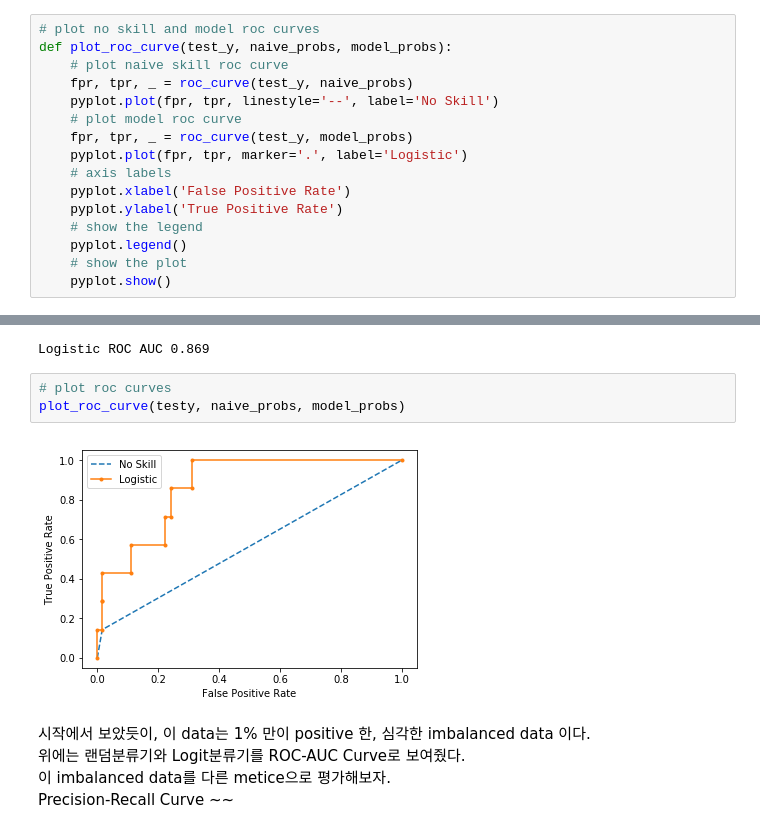
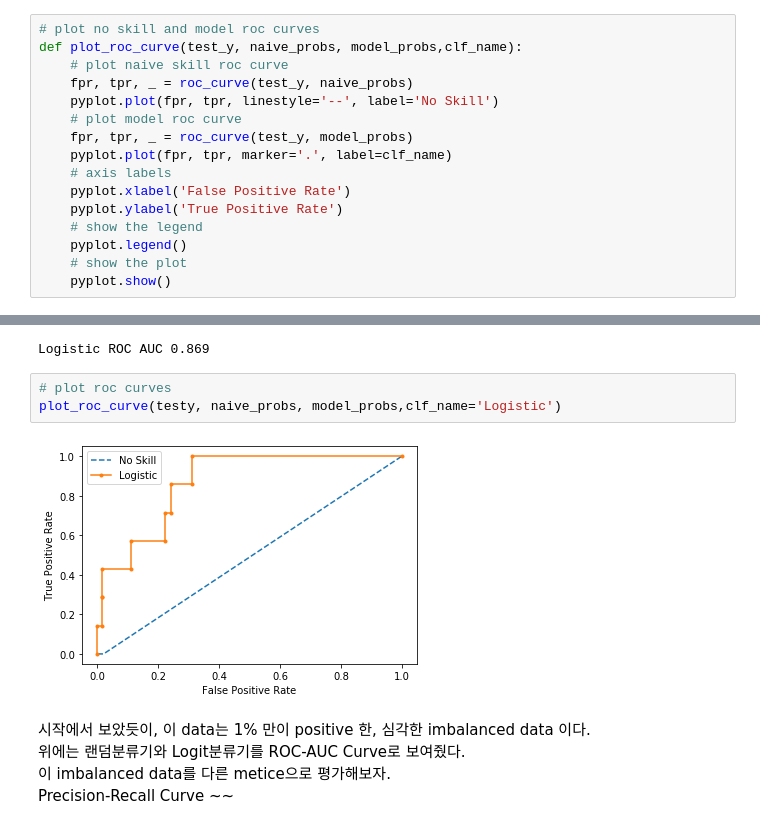
Before and after one commit to cypision/Alchemy-in-MLDL, a Jupyter notebook: ML_Area/Imbalanced_Precision_Recall_Curve.ipynb, the cells around one changed output, grey strips where cells are left out. Saved outputs shown, nothing was run; the diff lists cells and outputs as text.

```diff
--- a/ML_Area/Imbalanced_Precision_Recall_Curve.ipynb
+++ b/ML_Area/Imbalanced_Precision_Recall_Curve.ipynb
@@ -33,13 +33,13 @@ import pandas as pd
 np.set_printoptions(formatter={'float_kind': lambda x: "{0:0.6f}".format(x)})
 # %%
 # plot no skill and model roc curves
-def plot_roc_curve(test_y, naive_probs, model_probs):
+def plot_roc_curve(test_y, naive_probs, model_probs,clf_name):
     # plot naive skill roc curve
     fpr, tpr, _ = roc_curve(test_y, naive_probs)
     pyplot.plot(fpr, tpr, linestyle='--', label='No Skill')
     # plot model roc curve
     fpr, tpr, _ = roc_curve(test_y, model_probs)
-    pyplot.plot(fpr, tpr, marker='.', label='Logistic')
+    pyplot.plot(fpr, tpr, marker='.', label=clf_name)
     # axis labels
     pyplot.xlabel('False Positive Rate')
     pyplot.ylabel('True Positive Rate')
@@ -99,9 +99,9 @@ print('Logistic ROC AUC %.3f' % roc_auc)
 Logistic ROC AUC 0.869
 # %%
 # plot roc curves
-plot_roc_curve(testy, naive_probs, model_probs)
+plot_roc_curve(testy, naive_probs, model_probs,clf_name='Logistic')
 # %% [output]
-[figure, old version]
+[figure, new version]
 # %% [markdown]
 시작에서 보았듯이, 이 data는 1% 만이 positive 한, 심각한 imbalanced data 이다.
 위에는 랜덤분류기와 Logit분류기를 ROC-AUC Curve로 보여줬다.
```
Also changed, not shown: parts of 34 cells of this notebook.
